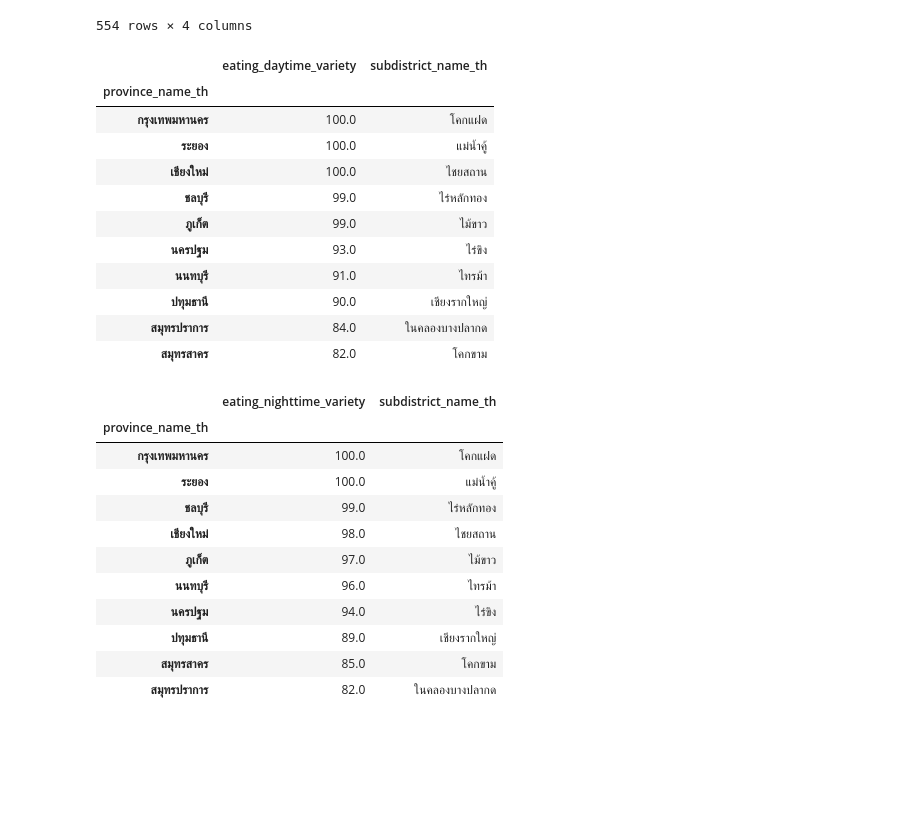
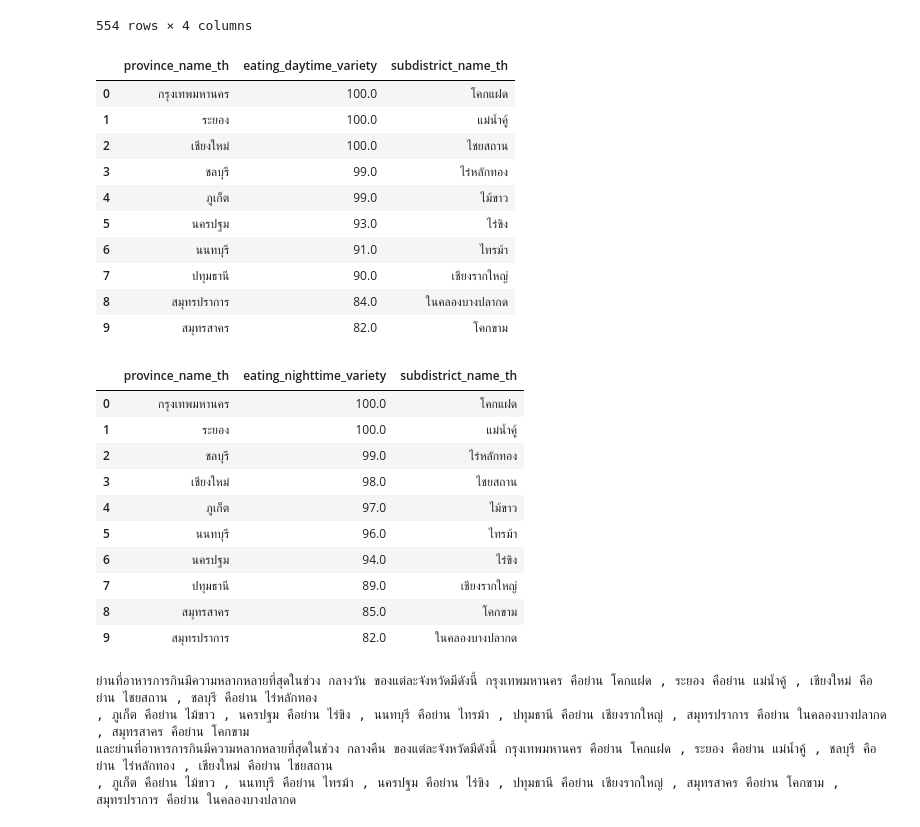
Before and after one commit to sujiraa/BasicProg_DataViz65, a Jupyter notebook: midterm.ipynb, the cells around one changed output. Cells and saved outputs as stored; diff of their text form; code cells hidden in the pictures; blank space fills up the shorter version.

```diff
--- a/midterm.ipynb
+++ b/midterm.ipynb
@@ -606,34 +606,42 @@ Eat_province
 | 553 | เชียงใหม่ | แช่ช้าง | 26.0 | 19.0 |
 554 rows × 4 columns
 # %%
-Eat_day = Eat_province.groupby('province_name_th')[['eating_daytime_variety','subdistrict_name_th']].max()
-Eat_day.sort_values('eating_daytime_variety',ascending=0) #กลางวัน
+Eat_day = Eat_province.groupby('province_name_th')[['eating_daytime_variety','subdistrict_name_th']].max().sort_values('eating_daytime_variety',ascending=0).reset_index()
+Eat_day#กลางวัน
 # %% [output]
-|  | eating_daytime_variety | subdistrict_name_th |
-| province_name_th |  |  |
-| กรุงเทพมหานคร | 100.0 | โคกแฝด |
-| ระยอง | 100.0 | แม่น้ำคู้ |
-| เชียงใหม่ | 100.0 | ไชยสถาน |
-| ชลบุรี | 99.0 | ไร่หลักทอง |
-| ภูเก็ต | 99.0 | ไม้ขาว |
-| นครปฐม | 93.0 | ไร่ขิง |
-| นนทบุรี | 91.0 | ไทรม้า |
-| ปทุมธานี | 90.0 | เชียงรากใหญ่ |
-| สมุทรปราการ | 84.0 | ในคลองบางปลากด |
-| สมุทรสาคร | 82.0 | โคกขาม |
+|  | province_name_th | eating_daytime_variety | subdistrict_name_th |
+| 0 | กรุงเทพมหานคร | 100.0 | โคกแฝด |
+| 1 | ระยอง | 100.0 | แม่น้ำคู้ |
+| 2 | เชียงใหม่ | 100.0 | ไชยสถาน |
+| 3 | ชลบุรี | 99.0 | ไร่หลักทอง |
+| 4 | ภูเก็ต | 99.0 | ไม้ขาว |
+| 5 | นครปฐม | 93.0 | ไร่ขิง |
+| 6 | นนทบุรี | 91.0 | ไทรม้า |
+| 7 | ปทุมธานี | 90.0 | เชียงรากใหญ่ |
+| 8 | สมุทรปราการ | 84.0 | ในคลองบางปลากด |
+| 9 | สมุทรสาคร | 82.0 | โคกขาม |
 # %%
-Eat_night= Eat_province.groupby('province_name_th')[['eating_nighttime_variety','subdistrict_name_th']].max()
-Eat_night.sort_values('eating_nighttime_variety',ascending=0) #กลางคืน
+Eat_night= Eat_province.groupby('province_name_th')[['eating_nighttime_variety','subdistrict_name_th']].max().sort_values('eating_nighttime_variety',ascending=0).reset_index()
+Eat_night #กลางคืน
 # %% [output]
-|  | eating_nighttime_variety | subdistrict_name_th |
-| province_name_th |  |  |
-| กรุงเทพมหานคร | 100.0 | โคกแฝด |
-| ระยอง | 100.0 | แม่น้ำคู้ |
-| ชลบุรี | 99.0 | ไร่หลักทอง |
-| เชียงใหม่ | 98.0 | ไชยสถาน |
-| ภูเก็ต | 97.0 | ไม้ขาว |
-| นนทบุรี | 96.0 | ไทรม้า |
-| นครปฐม | 94.0 | ไร่ขิง |
-| ปทุมธานี | 89.0 | เชียงรากใหญ่ |
-| สมุทรสาคร | 85.0 | โคกขาม |
-| สมุทรปราการ | 82.0 | ในคลองบางปลากด |
+|  | province_name_th | eating_nighttime_variety | subdistrict_name_th |
+| 0 | กรุงเทพมหานคร | 100.0 | โคกแฝด |
+| 1 | ระยอง | 100.0 | แม่น้ำคู้ |
+| 2 | ชลบุรี | 99.0 | ไร่หลักทอง |
+| 3 | เชียงใหม่ | 98.0 | ไชยสถาน |
+| 4 | ภูเก็ต | 97.0 | ไม้ขาว |
+| 5 | นนทบุรี | 96.0 | ไทรม้า |
+| 6 | นครปฐม | 94.0 | ไร่ขิง |
+| 7 | ปทุมธานี | 89.0 | เชียงรากใหญ่ |
+| 8 | สมุทรสาคร | 85.0 | โคกขาม |
+| 9 | สมุทรปราการ | 82.0 | ในคลองบางปลากด |
+# %%
+print(f'ย่านที่อาหารการกินมีความหลากหลายที่สุดในช่วง กลางวัน ของแต่ละจังหวัดมีดังนี้ {Eat_day.iloc[0,0]} คือย่าน {Eat_day.iloc[0,2]} , {Eat_day.iloc[1,0]} คือย่าน {Eat_day.iloc[1,2]} , {Eat_day.iloc[2,0]} คือย่าน {Eat_day.iloc[2,2]} , {Eat_day.iloc[3,0]} คือย่าน {Eat_day.iloc[3,2]}')
+print(f', {Eat_day.iloc[4,0]} คือย่าน {Eat_day.iloc[4,2]} , {Eat_day.iloc[5,0]} คือย่าน {Eat_day.iloc[5,2]} , {Eat_day.iloc[6,0]} คือย่าน {Eat_day.iloc[6,2]} , {Eat_day.iloc[7,0]} คือย่าน {Eat_day.iloc[7,2]} , {Eat_day.iloc[8,0]} คือย่าน {Eat_day.iloc[8,2]} , {Eat_day.iloc[9,0]} คือย่าน {Eat_day.iloc[9,2]}')
+print(f'และย่านที่อาหารการกินมีความหลากหลายที่สุดในช่วง กลางคืน ของแต่ละจังหวัดมีดังนี้ {Eat_night.iloc[0,0]} คือย่าน {Eat_night.iloc[0,2]} , {Eat_night.iloc[1,0]} คือย่าน {Eat_night.iloc[1,2]} , {Eat_night.iloc[2,0]} คือย่าน {Eat_night.iloc[2,2]} , {Eat_night.iloc[3,0]} คือย่าน {Eat_night.iloc[3,2]}')
+print(f', {Eat_night.iloc[4,0]} คือย่าน {Eat_night.iloc[4,2]} , {Eat_night.iloc[5,0]} คือย่าน {Eat_night.iloc[5,2]} , {Eat_night.iloc[6,0]} คือย่าน {Eat_night.iloc[6,2]} , {Eat_night.iloc[7,0]} คือย่าน {Eat_night.iloc[7,2]} , {Eat_night.iloc[8,0]} คือย่าน {Eat_night.iloc[8,2]} , {Eat_night.iloc[9,0]} คือย่าน {Eat_night.iloc[9,2]}')
+# %% [output]
+ย่านที่อาหารการกินมีความหลากหลายที่สุดในช่วง กลางวัน ของแต่ละจังหวัดมีดังนี้ กรุงเทพมหานคร คือย่าน โคกแฝด , ระยอง คือย่าน แม่น้ำคู้ , เชียงใหม่ คือย่าน ไชยสถาน , ชลบุรี คือย่าน ไร่หลักทอง
+, ภูเก็ต คือย่าน ไม้ขาว , นครปฐม คือย่าน ไร่ขิง , นนทบุรี คือย่าน ไทรม้า , ปทุมธานี คือย่าน เชียงรากใหญ่ , สมุทรปราการ คือย่าน ในคลองบางปลากด , สมุทรสาคร คือย่าน โคกขาม
+และย่านที่อาหารการกินมีความหลากหลายที่สุดในช่วง กลางคืน ของแต่ละจังหวัดมีดังนี้ กรุงเทพมหานคร คือย่าน โคกแฝด , ระยอง คือย่าน แม่น้ำคู้ , ชลบุรี คือย่าน ไร่หลักทอง , เชียงใหม่ คือย่าน ไชยสถาน
+, ภูเก็ต คือย่าน ไม้ขาว , นนทบุรี คือย่าน ไทรม้า , นครปฐม คือย่าน ไร่ขิง , ปทุมธานี คือย่าน เชียงรากใหญ่ , สมุทรสาคร คือย่าน โคกขาม , สมุทรปราการ คือย่าน ในคลองบางปลากด
```
Also changed, not shown: parts of 1 cell of this notebook.
